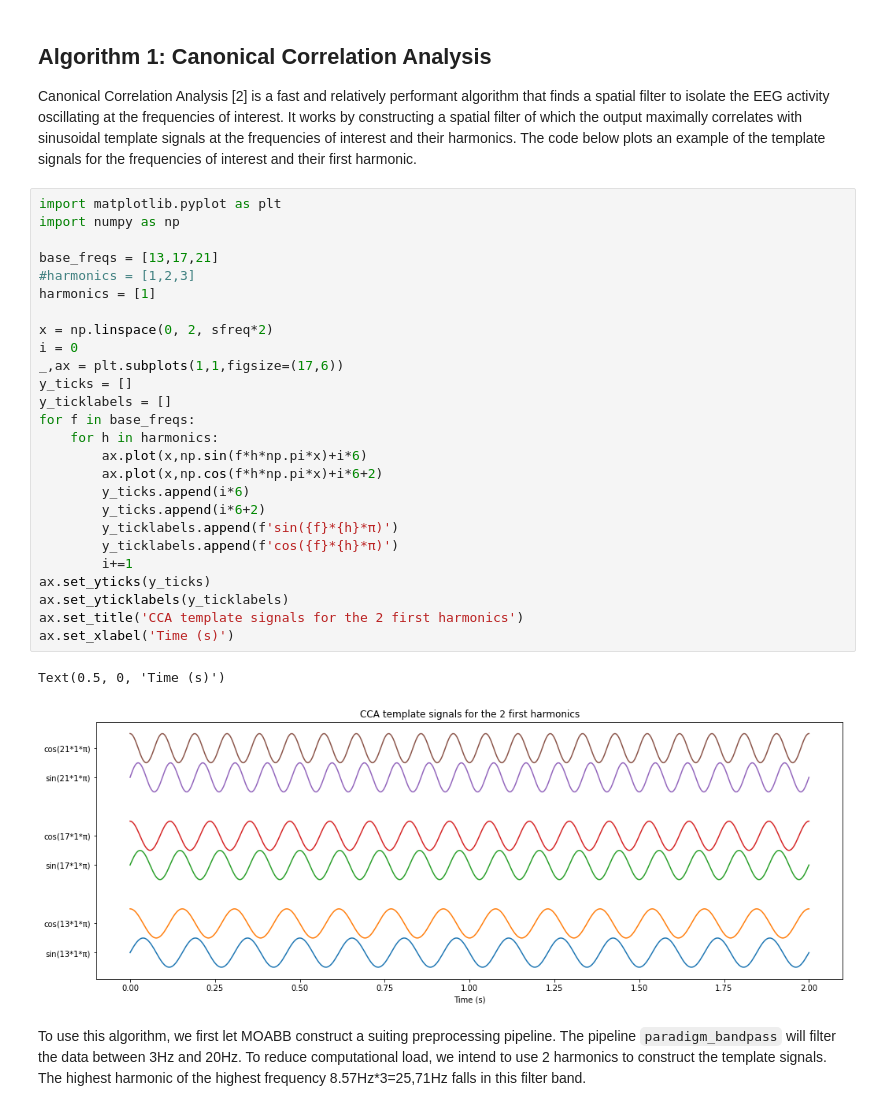
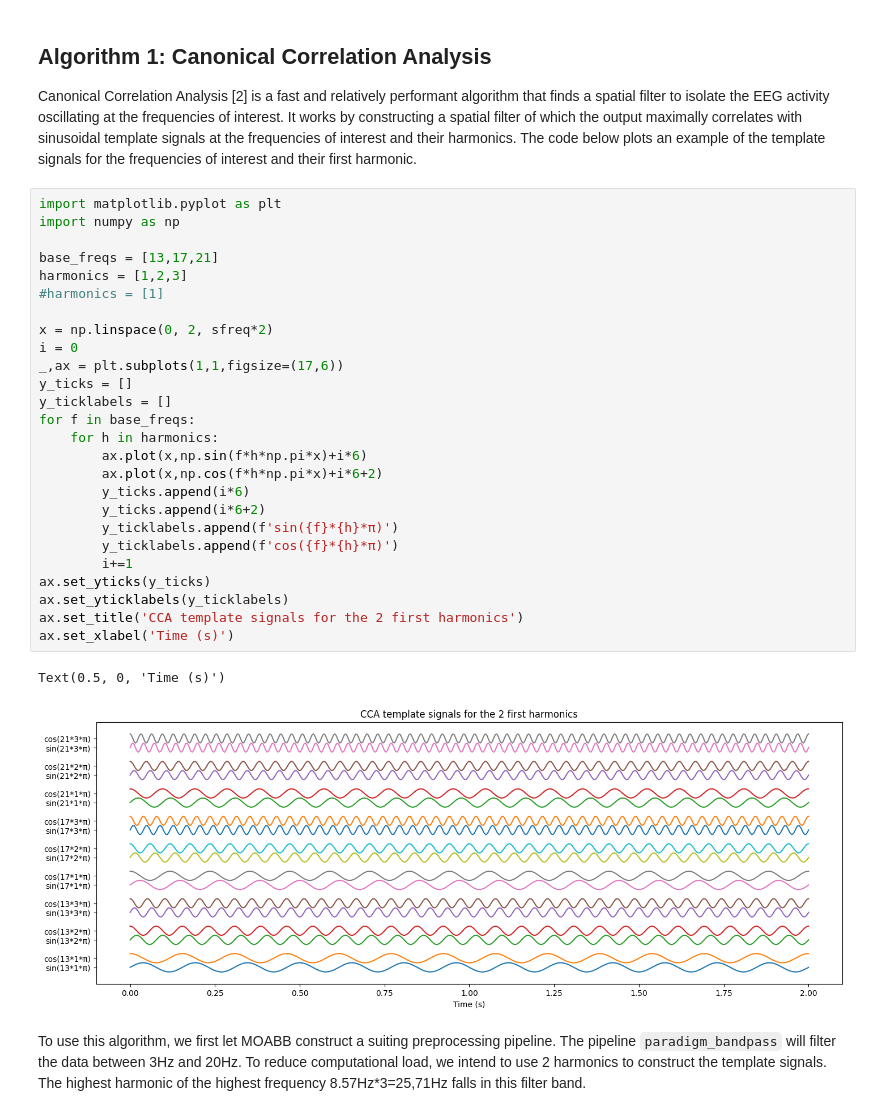
Before and after one commit to NeuroTech-Leuven/ssvep-workshop, a Jupyter notebook: notebooks/3b_ssvep_algorithms_solution.ipynb, the cells around one changed output. Cells and saved outputs as stored; diff of their text form.

```diff
--- a/notebooks/3b_ssvep_algorithms_solution.ipynb
+++ b/notebooks/3b_ssvep_algorithms_solution.ipynb
@@ -25,32 +25,32 @@ Canonical Correlation Analysis [2] is a fast and relatively performant algorithm
 # %%
 import matplotlib.pyplot as plt
 import numpy as np
 
 base_freqs = [13,17,21]
-#harmonics = [1,2,3]
-harmonics = [1]
+harmonics = [1,2,3]
+#harmonics = [1]
 
 x = np.linspace(0, 2, sfreq*2)
 i = 0
 _,ax = plt.subplots(1,1,figsize=(17,6))
 y_ticks = []
 y_ticklabels = []
 for f in base_freqs:
     for h in harmonics:
         ax.plot(x,np.sin(f*h*np.pi*x)+i*6)
         ax.plot(x,np.cos(f*h*np.pi*x)+i*6+2)
         y_ticks.append(i*6)
         y_ticks.append(i*6+2)
         y_ticklabels.append(f'sin({f}*{h}*π)')
         y_ticklabels.append(f'cos({f}*{h}*π)')
         i+=1
 ax.set_yticks(y_ticks)
 ax.set_yticklabels(y_ticklabels)
 ax.set_title('CCA template signals for the 2 first harmonics')
 ax.set_xlabel('Time (s)')
 # %% [output]
 Text(0.5, 0, 'Time (s)')
-[figure, old version]
+[figure, new version]
 # %% [markdown]
 To use this algorithm, we first let MOABB construct a suiting preprocessing pipeline. The pipeline `paradigm_bandpass` will filter the data between 3Hz and 20Hz. To reduce computational load, we intend to use 2 harmonics to construct the template signals. The highest harmonic of the highest frequency 8.57Hz\*3=25,71Hz falls in this filter band.
 # %%
```
Also changed, not shown: parts of 9 cells of this notebook, 7 other files.
